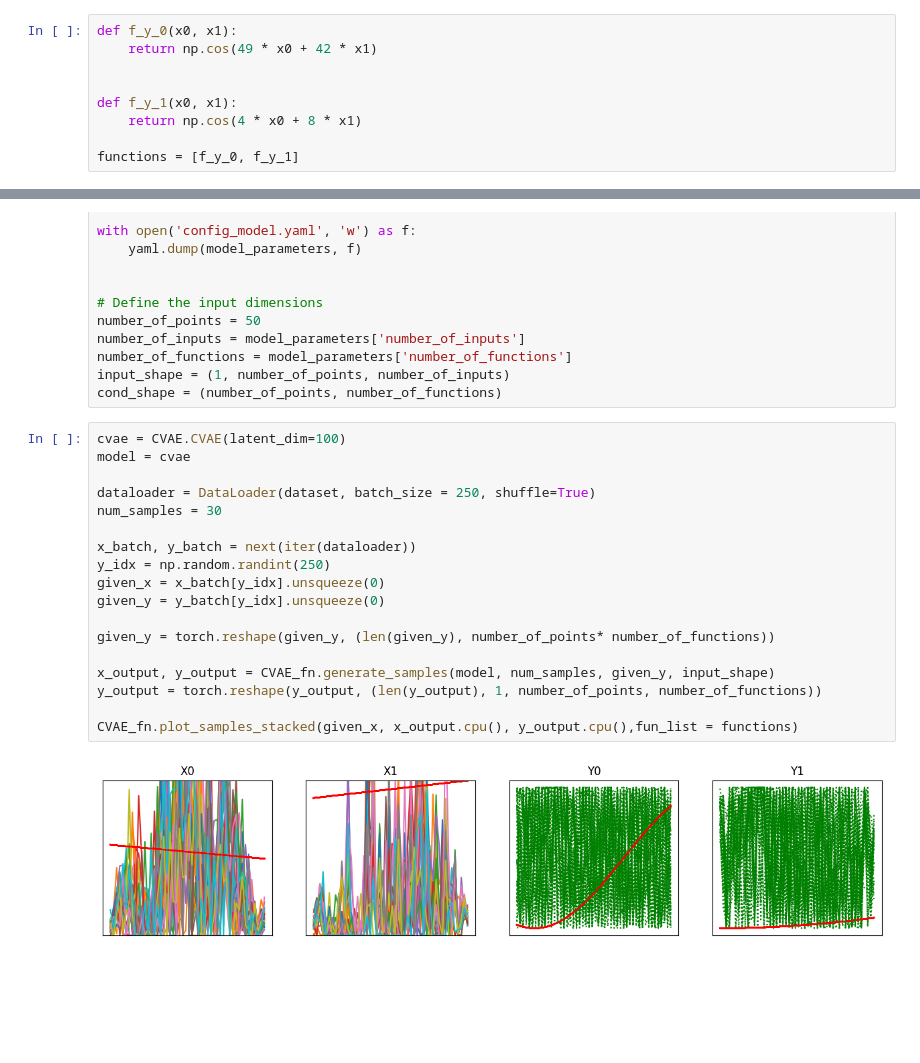
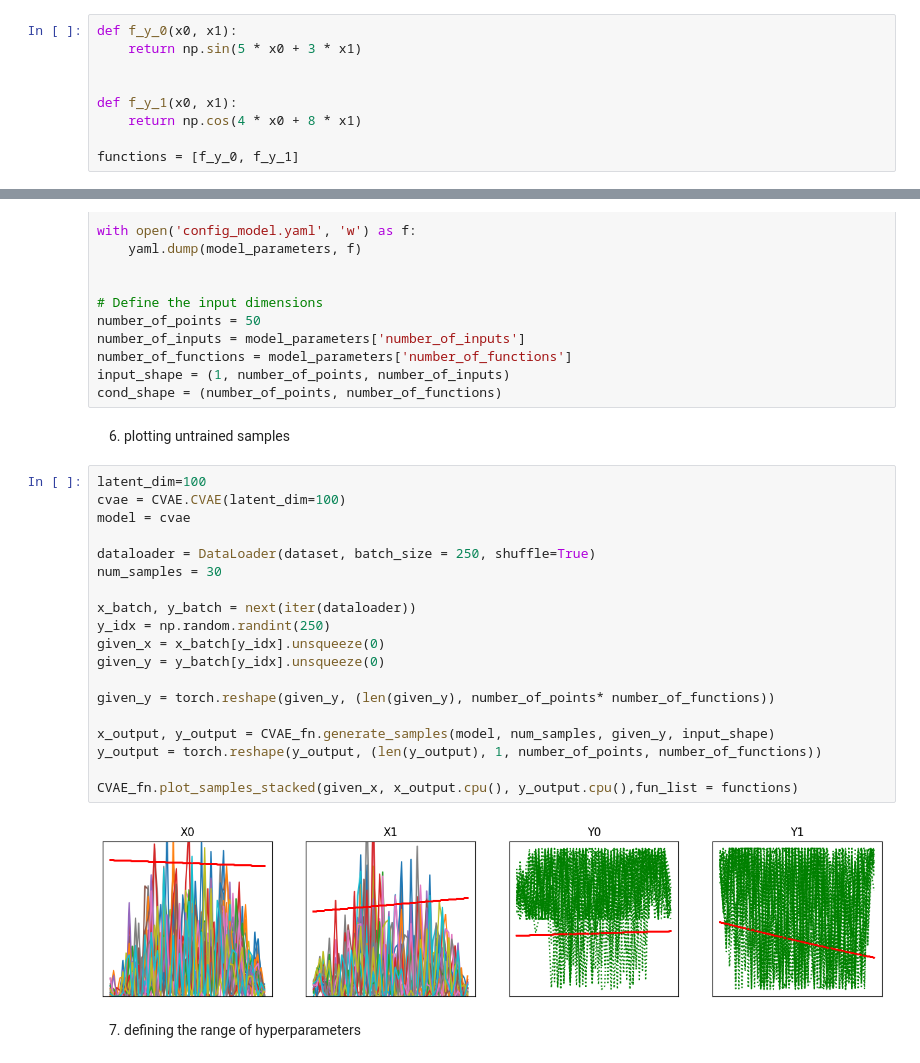
Before and after one commit to likithxlr804/One-bird--two-neural-network-challenge, a Jupyter notebook: final hypothesis.ipynb, the cells around one changed output, grey strips where cells are left out. Drawn from its saved outputs; the diff is of its cells as text; blank space fills up the shorter version.

```diff
--- a/final hypothesis.ipynb
+++ b/final hypothesis.ipynb
@@ -23,7 +23,7 @@ device = torch.device("mps")
 2. defining the functions
 # %%
 def f_y_0(x0, x1):
-    return np.cos(49 * x0 + 42 * x1)
+    return np.sin(5 * x0 + 3 * x1)
 
 
 def f_y_1(x0, x1):
@@ -88,26 +94,31 @@ number_of_inputs = model_parameters['number_of_inputs']
 number_of_functions = model_parameters['number_of_functions']
 input_shape = (1, number_of_points, number_of_inputs)
 cond_shape = (number_of_points, number_of_functions)
+# %% [markdown]
+6. plotting untrained samples
 # %%
+latent_dim=100
 cvae = CVAE.CVAE(latent_dim=100)
 model = cvae
 
 dataloader = DataLoader(dataset, batch_size = 250, shuffle=True)
 num_samples = 30
 
 x_batch, y_batch = next(iter(dataloader))
 y_idx = np.random.randint(250)
 given_x = x_batch[y_idx].unsqueeze(0)
 given_y = y_batch[y_idx].unsqueeze(0)
 
 given_y = torch.reshape(given_y, (len(given_y), number_of_points* number_of_functions))
 
 x_output, y_output = CVAE_fn.generate_samples(model, num_samples, given_y, input_shape)
 y_output = torch.reshape(y_output, (len(y_output), 1, number_of_points, number_of_functions))
 
 CVAE_fn.plot_samples_stacked(given_x, x_output.cpu(), y_output.cpu(),fun_list = functions)
 # %% [output]
-[figure, old version]
+[figure, new version]
+# %% [markdown]
+7. defining the range of hyperparameters
 # %%
 hp_param = {
        "batch_size_lowerlimit":250,
```
Also changed, not shown: parts of 20 cells of this notebook, 1 other file.
